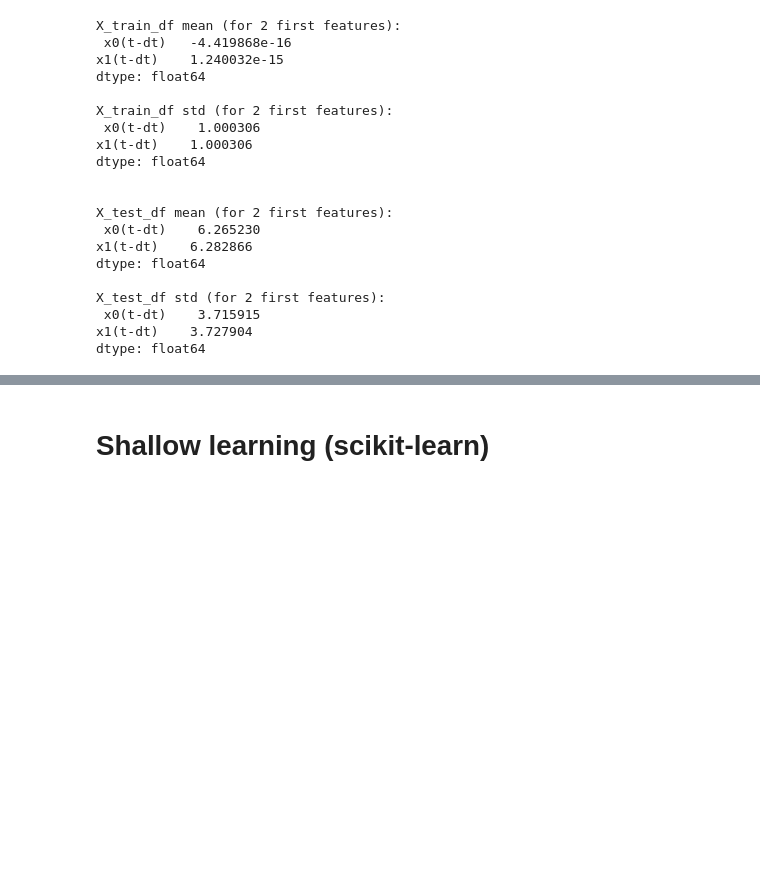
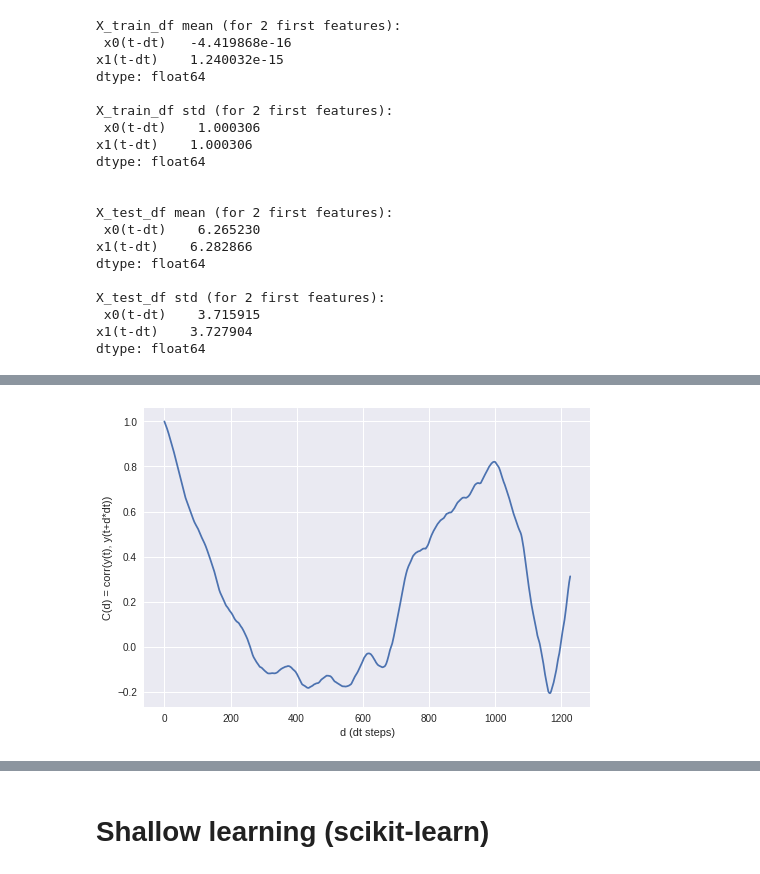
Before and after one commit to Ozziko/AlgoTradingAI, a Jupyter notebook: Oz_Livneh_Algo_Trading_AI.ipynb, the cells around one changed output, grey strips where cells are left out. Drawn from its saved outputs; the diff is of its cells as text; code cells hidden in the pictures; blank space fills up the shorter version.

```diff
--- a/Oz_Livneh_Algo_Trading_AI.ipynb
+++ b/Oz_Livneh_Algo_Trading_AI.ipynb
@@ -635,0 +718,8 @@ dtype: float64
+# %%
+max_corr_shift_ratio=0.75 # calculating C(d) when d goes from 0 to max_corr_shift_ratio*len(input)
+# ------------------ end of inputs ------------------
+
+corr=OzML.auto_correlation(train_test_split_obj.y_train_series.values,
+                           max_corr_shift_ratio=max_corr_shift_ratio)
+# %% [output]
+[figure, added]
```
Also changed, not shown: parts of 21 cells of this notebook.
